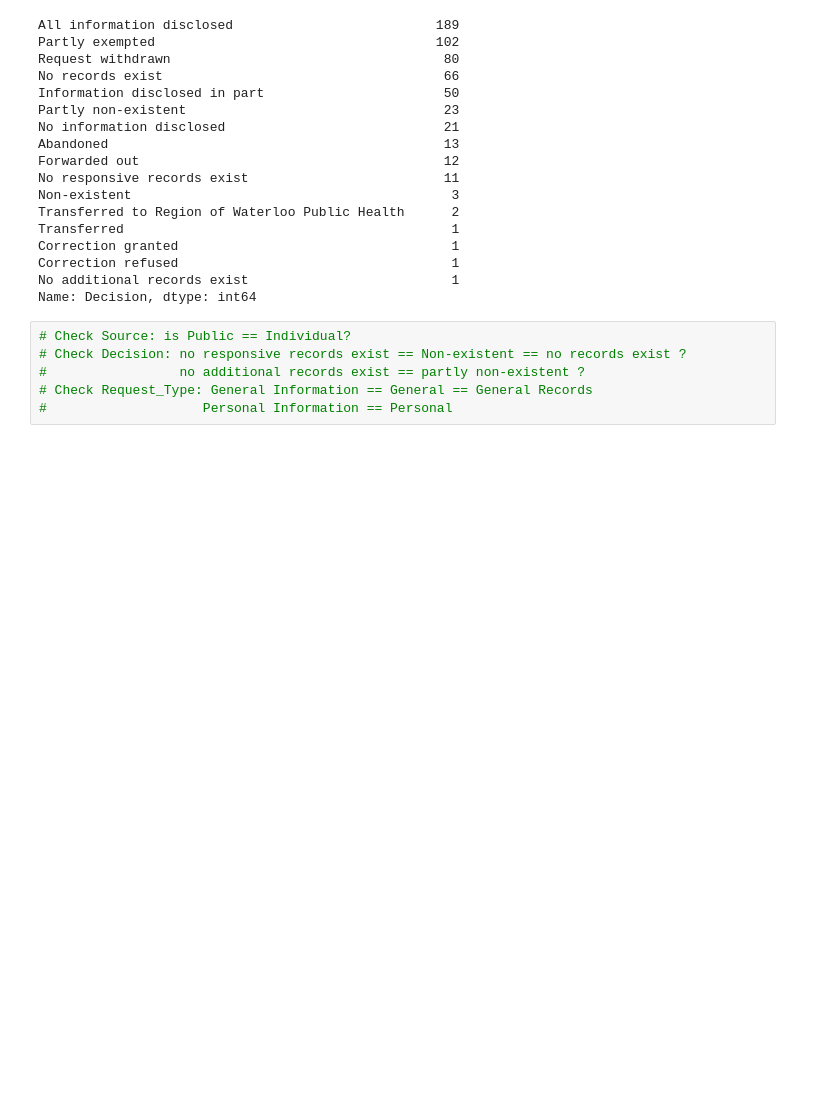
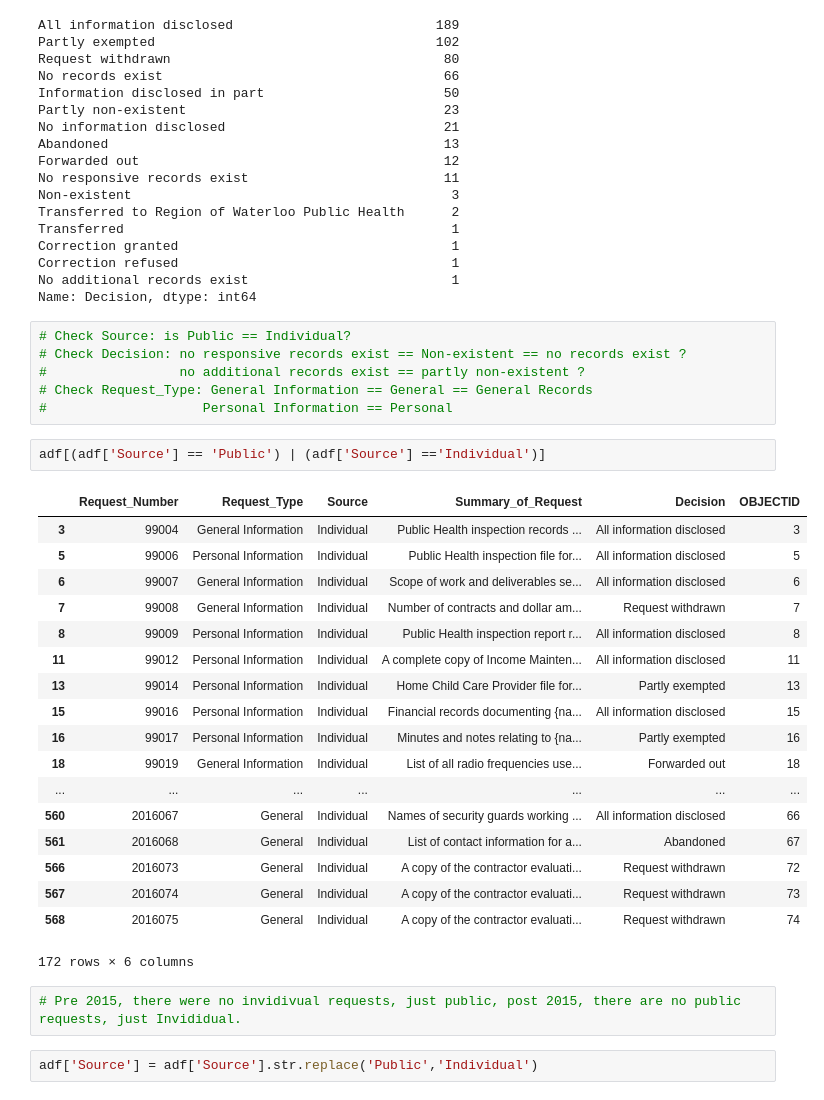
Before and after one commit to brodriguezmilla/foir, a Jupyter notebook: foir.ipynb, the cells around one changed output. Cells and saved outputs as stored; diff of their text form; blank space fills up the shorter version.

```diff
--- a/foir.ipynb
+++ b/foir.ipynb
@@ -298,3 +298,28 @@ Name: Decision, dtype: int64
 #                 no additional records exist == partly non-existent ?
 # Check Request_Type: General Information == General == General Records
 #                    Personal Information == Personal
+# %%
+adf[(adf['Source'] == 'Public') | (adf['Source'] =='Individual')]
+# %% [output]
+|  | Request_Number | Request_Type | Source | Summary_of_Request | Decision | OBJECTID |
+| 3 | 99004 | General Information | Individual | Public Health inspection records ... | All information disclosed | 3 |
+| 5 | 99006 | Personal Information | Individual | Public Health inspection file for... | All information disclosed | 5 |
+| 6 | 99007 | General Information | Individual | Scope of work and deliverables se... | All information disclosed | 6 |
+| 7 | 99008 | General Information | Individual | Number of contracts and dollar am... | Request withdrawn | 7 |
+| 8 | 99009 | Personal Information | Individual | Public Health inspection report r... | All information disclosed | 8 |
+| 11 | 99012 | Personal Information | Individual | A complete copy of Income Mainten... | All information disclosed | 11 |
+| 13 | 99014 | Personal Information | Individual | Home Child Care Provider file for... | Partly exempted | 13 |
+| 15 | 99016 | Personal Information | Individual | Financial records documenting {na... | All information disclosed | 15 |
+| 16 | 99017 | Personal Information | Individual | Minutes and notes relating to {na... | Partly exempted | 16 |
+| 18 | 99019 | General Information | Individual | List of all radio frequencies use... | Forwarded out | 18 |
+| ... | ... | ... | ... | ... | ... | ... |
+| 560 | 2016067 | General | Individual | Names of security guards working ... | All information disclosed | 66 |
+| 561 | 2016068 | General | Individual | List of contact information for a... | Abandoned | 67 |
+| 566 | 2016073 | General | Individual | A copy of the contractor evaluati... | Request withdrawn | 72 |
+| 567 | 2016074 | General | Individual | A copy of the contractor evaluati... | Request withdrawn | 73 |
+| 568 | 2016075 | General | Individual | A copy of the contractor evaluati... | Request withdrawn | 74 |
+172 rows × 6 columns
+# %%
+# Pre 2015, there were no invidivual requests, just public, post 2015, there are no public requests, just Invididual.
+# %%
+adf['Source'] = adf['Source'].str.replace('Public','Individual')
```
Also changed, not shown: parts of 2 cells of this notebook.
